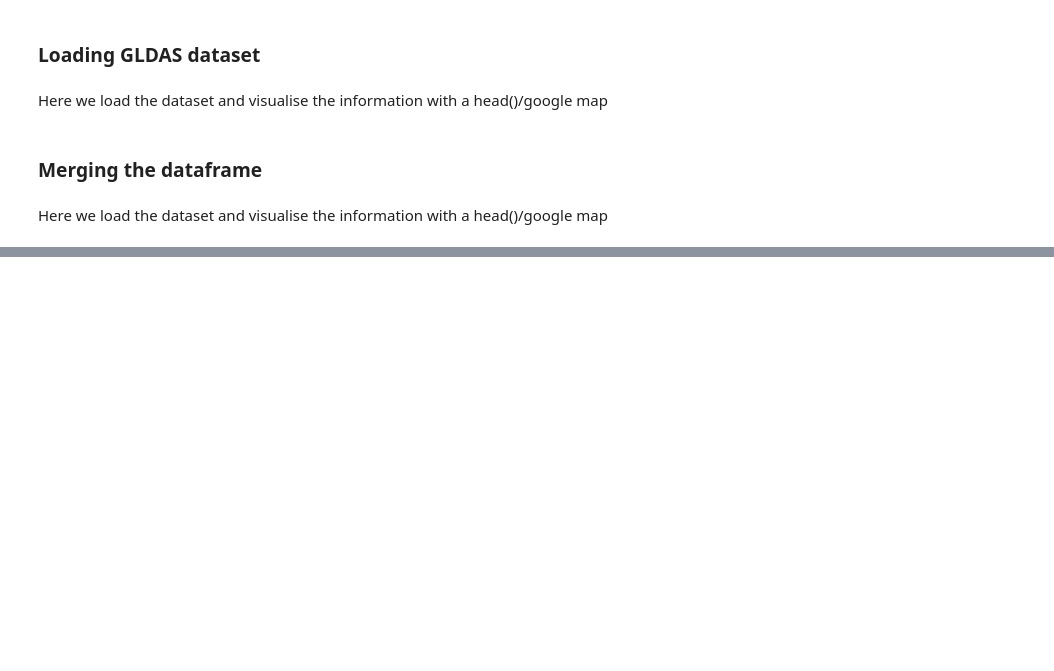
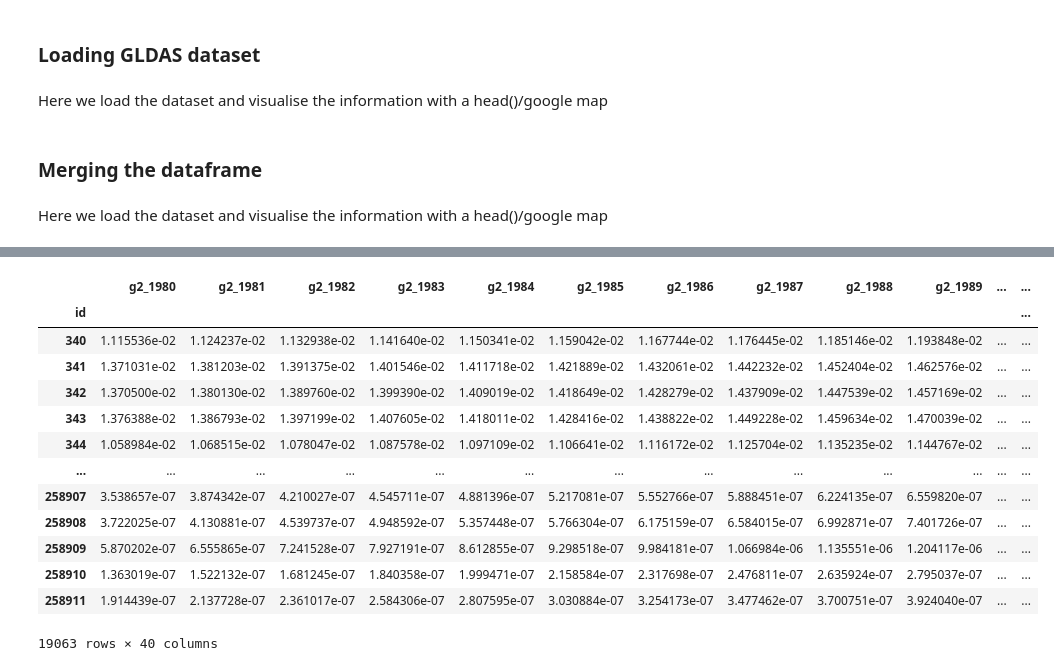
Before and after one commit to liliskov/Modern-Data-Analytics, a Jupyter notebook: Water Security.ipynb, the cells around one changed output, grey strips where cells are left out. Cells and saved outputs as stored; diff of their text form; code cells hidden in the pictures; blank space fills up the shorter version.

Commit message:
Merge frames

```diff
--- a/Water Security.ipynb
+++ b/Water Security.ipynb
@@ -33,7 +33,7 @@ def geodataframe_merge_adjacent_cells(df, degrees=1, aggfunc='mean'):
     columns = df.columns[:-1]
     grid = pd.DataFrame(data={'id': np.arange(0, 360*720)})
     crs = {'init': 'epsg:4326'}
-    gf = geopandas.GeoDataFrame(grid, crs=crs, geometry=overlay_grid_cells())
+    gf = geopandas.GeoDataFrame(grid, crs=crs, geometry=overlay_grid_cells(degrees=degrees))
     gf_intersect = geopandas.sjoin(gf, df, how="inner", op='intersects')
     b = gf_intersect.dissolve(by='id', aggfunc = 'mean')
     return geopandas.GeoDataFrame(b[columns], geometry=b.geometry.centroid)
@@ -112,0 +143,17 @@ Here we load the dataset and visualise the information with a head()/google map
+# %%
+gdp
+# %% [output]
+|  | g2_1980 | g2_1981 | g2_1982 | g2_1983 | g2_1984 | g2_1985 | g2_1986 | g2_1987 | g2_1988 | g2_1989 | ... | ... |
+| id |  |  |  |  |  |  |  |  |  |  |  | ... |
+| 340 | 1.115536e-02 | 1.124237e-02 | 1.132938e-02 | 1.141640e-02 | 1.150341e-02 | 1.159042e-02 | 1.167744e-02 | 1.176445e-02 | 1.185146e-02 | 1.193848e-02 | ... | ... |
+| 341 | 1.371031e-02 | 1.381203e-02 | 1.391375e-02 | 1.401546e-02 | 1.411718e-02 | 1.421889e-02 | 1.432061e-02 | 1.442232e-02 | 1.452404e-02 | 1.462576e-02 | ... | ... |
+| 342 | 1.370500e-02 | 1.380130e-02 | 1.389760e-02 | 1.399390e-02 | 1.409019e-02 | 1.418649e-02 | 1.428279e-02 | 1.437909e-02 | 1.447539e-02 | 1.457169e-02 | ... | ... |
+| 343 | 1.376388e-02 | 1.386793e-02 | 1.397199e-02 | 1.407605e-02 | 1.418011e-02 | 1.428416e-02 | 1.438822e-02 | 1.449228e-02 | 1.459634e-02 | 1.470039e-02 | ... | ... |
+| 344 | 1.058984e-02 | 1.068515e-02 | 1.078047e-02 | 1.087578e-02 | 1.097109e-02 | 1.106641e-02 | 1.116172e-02 | 1.125704e-02 | 1.135235e-02 | 1.144767e-02 | ... | ... |
+| ... | ... | ... | ... | ... | ... | ... | ... | ... | ... | ... | ... | ... |
+| 258907 | 3.538657e-07 | 3.874342e-07 | 4.210027e-07 | 4.545711e-07 | 4.881396e-07 | 5.217081e-07 | 5.552766e-07 | 5.888451e-07 | 6.224135e-07 | 6.559820e-07 | ... | ... |
+| 258908 | 3.722025e-07 | 4.130881e-07 | 4.539737e-07 | 4.948592e-07 | 5.357448e-07 | 5.766304e-07 | 6.175159e-07 | 6.584015e-07 | 6.992871e-07 | 7.401726e-07 | ... | ... |
+| 258909 | 5.870202e-07 | 6.555865e-07 | 7.241528e-07 | 7.927191e-07 | 8.612855e-07 | 9.298518e-07 | 9.984181e-07 | 1.066984e-06 | 1.135551e-06 | 1.204117e-06 | ... | ... |
+| 258910 | 1.363019e-07 | 1.522132e-07 | 1.681245e-07 | 1.840358e-07 | 1.999471e-07 | 2.158584e-07 | 2.317698e-07 | 2.476811e-07 | 2.635924e-07 | 2.795037e-07 | ... | ... |
+| 258911 | 1.914439e-07 | 2.137728e-07 | 2.361017e-07 | 2.584306e-07 | 2.807595e-07 | 3.030884e-07 | 3.254173e-07 | 3.477462e-07 | 3.700751e-07 | 3.924040e-07 | ... | ... |
+19063 rows × 40 columns
```
Also changed, not shown: parts of 4 cells of this notebook.
